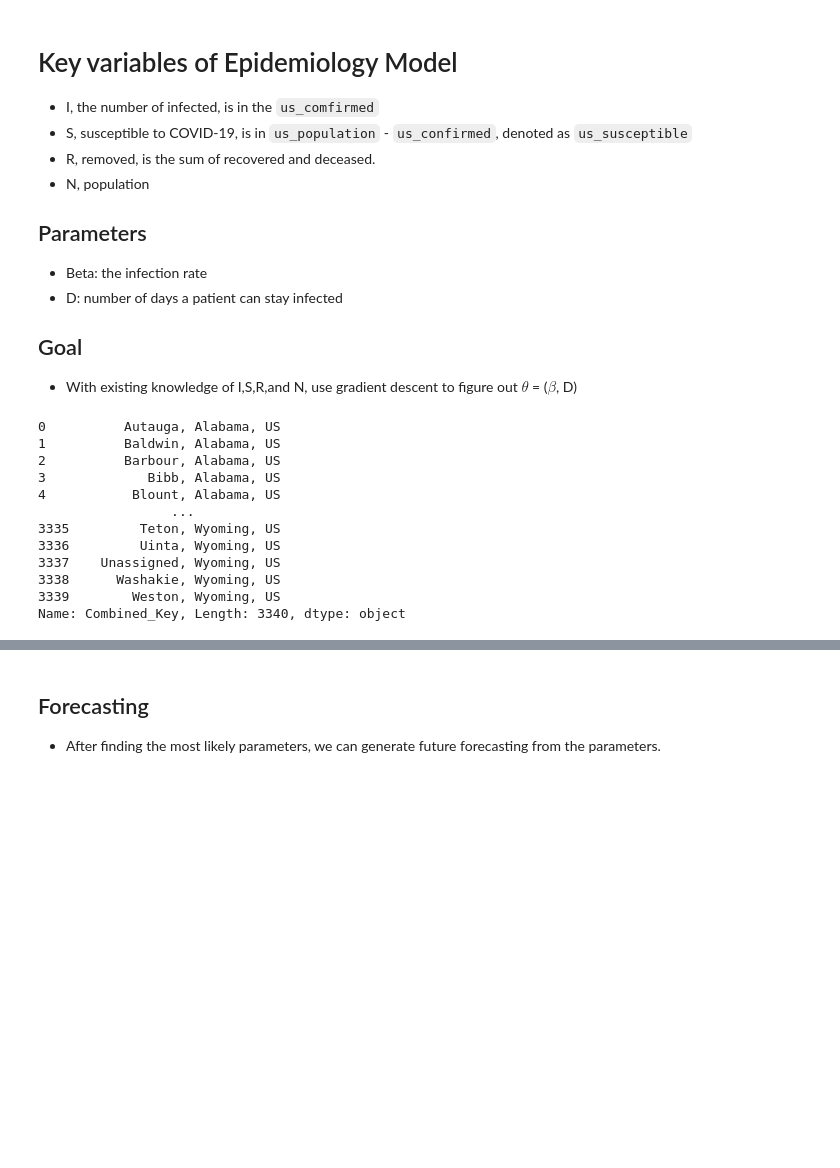
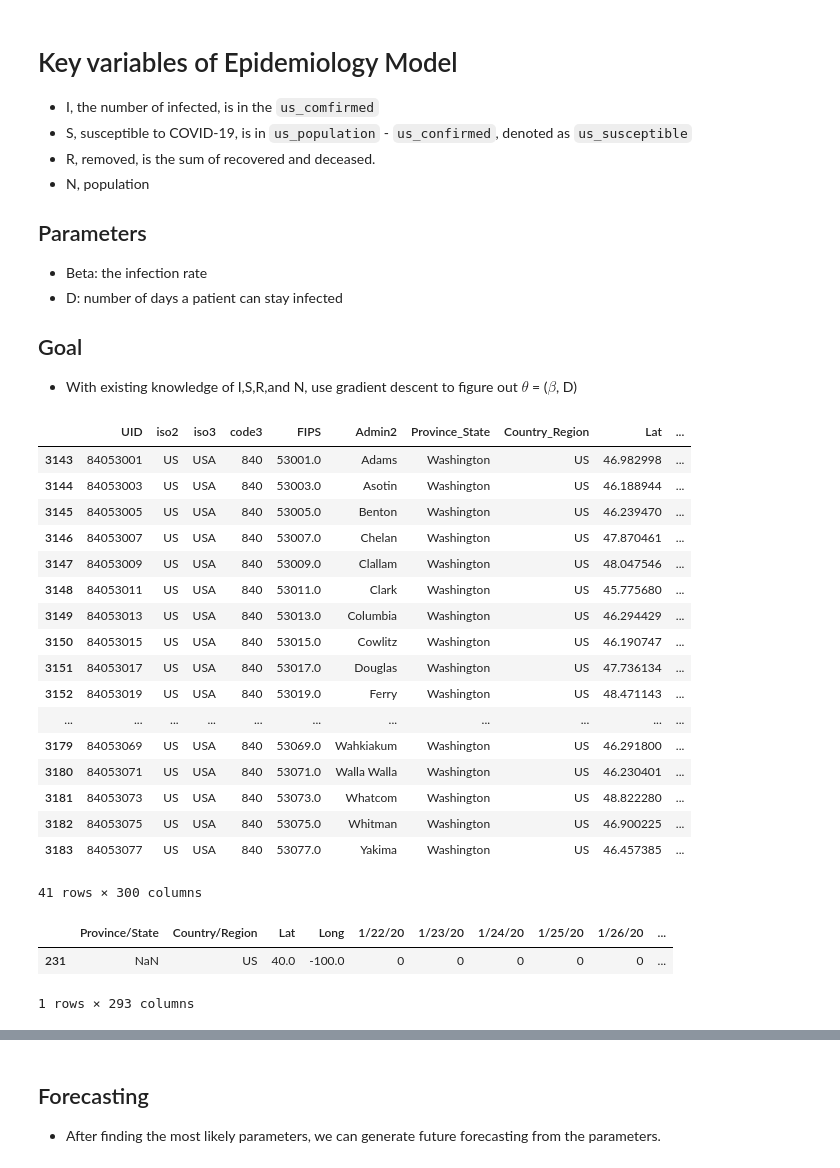
Before and after one commit to wendyw1999/epidemiology_capstone_project, a Jupyter notebook: notebooks/Stimulation 2.ipynb, the cells around one changed output, grey strips where cells are left out. Cells and saved outputs as stored; diff of their text form; code cells hidden in the pictures; blank space fills up the shorter version.

```diff
--- a/notebooks/Stimulation 2.ipynb
+++ b/notebooks/Stimulation 2.ipynb
@@ -71,17 +136,24 @@ display(mobility.head())
 - With existing knowledge of I,S,R,and N, use gradient descent to figure out $\theta$ = ($\beta$, D)
 # %%
 us_confirmed_df.columns[0:12]
-us_confirmed_df["Combined_Key"]
+washington_confirmed = us_confirmed_df.loc[us_confirmed_df.Province_State == "Washington"]
+washington_confirmed
 # %% [output]
+|  | UID | iso2 | iso3 | code3 | FIPS | Admin2 | Province_State | Country_Region | Lat | ... |
+| 3143 | 84053001 | US | USA | 840 | 53001.0 | Adams | Washington | US | 46.982998 | ... |
+| 3144 | 84053003 | US | USA | 840 | 53003.0 | Asotin | Washington | US | 46.188944 | ... |
+| 3145 | 84053005 | US | USA | 840 | 53005.0 | Benton | Washington | US | 46.239470 | ... |
+| 3146 | 84053007 | US | USA | 840 | 53007.0 | Chelan | Washington | US | 47.870461 | ... |
+| 3147 | 84053009 | US | USA | 840 | 53009.0 | Clallam | Washington | US | 48.047546 | ... |
+| 3148 | 84053011 | US | USA | 840 | 53011.0 | Clark | Washington | US | 45.775680 | ... |
+| 3149 | 84053013 | US | USA | 840 | 53013.0 | Columbia | Washington | US | 46.294429 | ... |
+| 3150 | 84053015 | US | USA | 840 | 53015.0 | Cowlitz | Washington | US | 46.190747 | ... |
+| 3151 | 84053017 | US | USA | 840 | 53017.0 | Douglas | Washington | US | 47.736134 | ... |
+| 3152 | 84053019 | US | USA | 840 | 53019.0 | Ferry | Washington | US | 48.471143 | ... |
+| ... | ... | ... | ... | ... | ... | ... | ... | ... | ... | ... |
+| 3179 | 84053069 | US | USA | 840 | 53069.0 | Wahkiakum | Washington | US | 46.291800 | ... |
+| 3180 | 84053071 | US | USA | 840 | 53071.0 | Walla Walla | Washington | US | 46.230401 | ... |
+| 3181 | 84053073 | US | USA | 840 | 53073.0 | Whatcom | Washington | US | 48.822280 | ... |
+| 3182 | 84053075 | US | USA | 840 | 53075.0 | Whitman | Washington | US | 46.900225 | ... |
+| 3183 | 84053077 | US | USA | 840 | 53077.0 | Yakima | Washington | US | 46.457385 | ... |
-0          Autauga, Alabama, US
-1          Baldwin, Alabama, US
-2          Barbour, Alabama, US
-3             Bibb, Alabama, US
-4           Blount, Alabama, US
-                 ...
-3335         Teton, Wyoming, US
-3336         Uinta, Wyoming, US
-3337    Unassigned, Wyoming, US
-3338      Washakie, Wyoming, US
-3339        Weston, Wyoming, US
-Name: Combined_Key, Length: 3340, dtype: object
+41 rows × 300 columns
@@ -88,3 +164,9 @@ Name: Combined_Key, Length: 3340, dtype: object
+# %%
+global_recover_df.loc[global_recover_df["Country/Region"] == "US"]
+# %% [output]
+|  | Province/State | Country/Region | Lat | Long | 1/22/20 | 1/23/20 | 1/24/20 | 1/25/20 | 1/26/20 | ... |
+| 231 | NaN | US | 40.0 | -100.0 | 0 | 0 | 0 | 0 | 0 | ... |
+1 rows × 293 columns
 # %%
 # Data Preparation
 us_confirmed = us_confirmed_df.drop(['UID', 'iso2', 'iso3', 'code3', 'FIPS', 'Admin2', 'Province_State',
```
Also changed, not shown: parts of 13 cells of this notebook, 4 other files.
